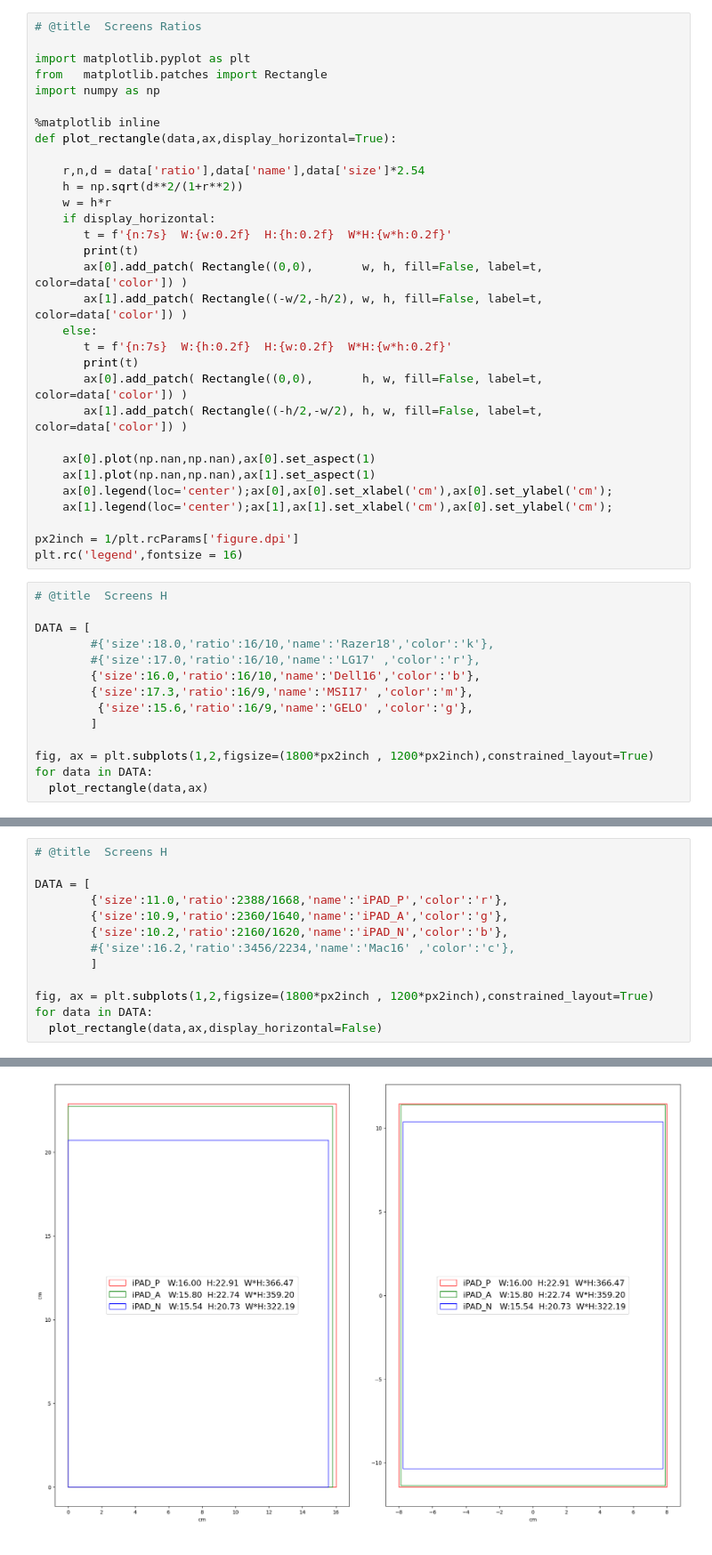
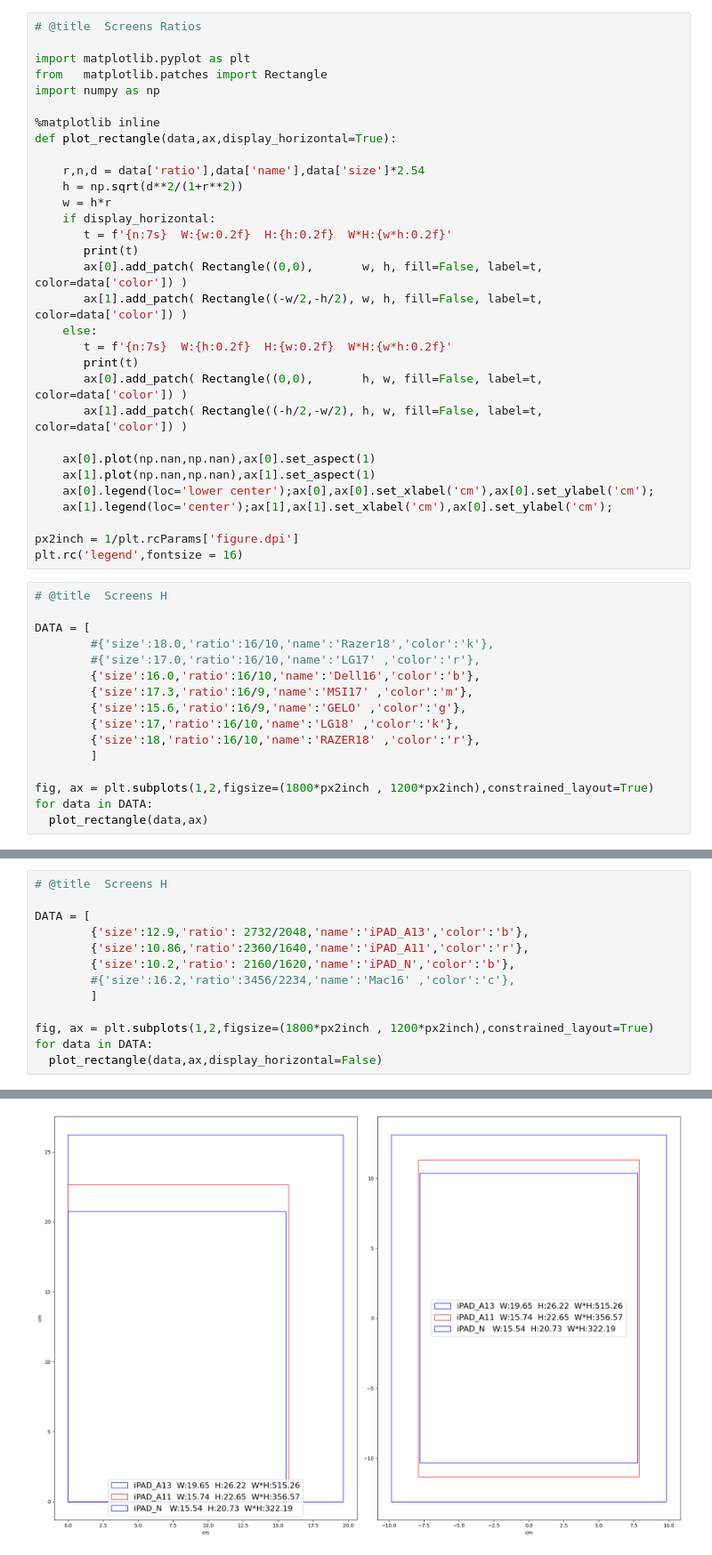
Before and after one commit to GenioSainz/Colab-Demos, a Jupyter notebook: scripts/ScreensRatios.ipynb, the cells around one changed output, grey strips where cells are left out. Shown at 89% size. Saved outputs shown, nothing was run; the diff lists cells and outputs as text.

```diff
--- a/scripts/ScreensRatios.ipynb
+++ b/scripts/ScreensRatios.ipynb
@@ -24,7 +24,7 @@ def plot_rectangle(data,ax,display_horizontal=True):
 
     ax[0].plot(np.nan,np.nan),ax[0].set_aspect(1)
     ax[1].plot(np.nan,np.nan),ax[1].set_aspect(1)
-    ax[0].legend(loc='center');ax[0],ax[0].set_xlabel('cm'),ax[0].set_ylabel('cm');
+    ax[0].legend(loc='lower center');ax[0],ax[0].set_xlabel('cm'),ax[0].set_ylabel('cm');
     ax[1].legend(loc='center');ax[1],ax[1].set_xlabel('cm'),ax[0].set_ylabel('cm');
 
 px2inch = 1/plt.rcParams['figure.dpi']
@@ -37,7 +37,9 @@ DATA = [
         #{'size':17.0,'ratio':16/10,'name':'LG17' ,'color':'r'},
         {'size':16.0,'ratio':16/10,'name':'Dell16','color':'b'},
         {'size':17.3,'ratio':16/9,'name':'MSI17' ,'color':'m'},
-         {'size':15.6,'ratio':16/9,'name':'GELO' ,'color':'g'},
+        {'size':15.6,'ratio':16/9,'name':'GELO' ,'color':'g'},
+        {'size':17,'ratio':16/10,'name':'LG18' ,'color':'k'},
+        {'size':18,'ratio':16/10,'name':'RAZER18' ,'color':'r'},
         ]
 
 fig, ax = plt.subplots(1,2,figsize=(1800*px2inch , 1200*px2inch),constrained_layout=True)
@@ -88,9 +92,9 @@ for data in DATA:
 # @title  Screens H
 
 DATA = [
-        {'size':11.0,'ratio':2388/1668,'name':'iPAD_P','color':'r'},
-        {'size':10.9,'ratio':2360/1640,'name':'iPAD_A','color':'g'},
-        {'size':10.2,'ratio':2160/1620,'name':'iPAD_N','color':'b'},
+        {'size':12.9,'ratio': 2732/2048,'name':'iPAD_A13','color':'b'},
+        {'size':10.86,'ratio':2360/1640,'name':'iPAD_A11','color':'r'},
+        {'size':10.2,'ratio': 2160/1620,'name':'iPAD_N','color':'b'},
         #{'size':16.2,'ratio':3456/2234,'name':'Mac16' ,'color':'c'},
         ]
 
@@ -103,5 +107,5 @@ iPAD_A   W:15.80  H:22.74  W*H:359.20
 iPAD_N   W:15.54  H:20.73  W*H:322.19
-[figure, old version]
+[figure, new version]
 # %%
 DATA = [
         {'size':12.9,'ratio':2732/2048,'name':'iPAD_P','color':'r'},
```
Also changed, not shown: parts of 10 cells of this notebook, 14 other files.
